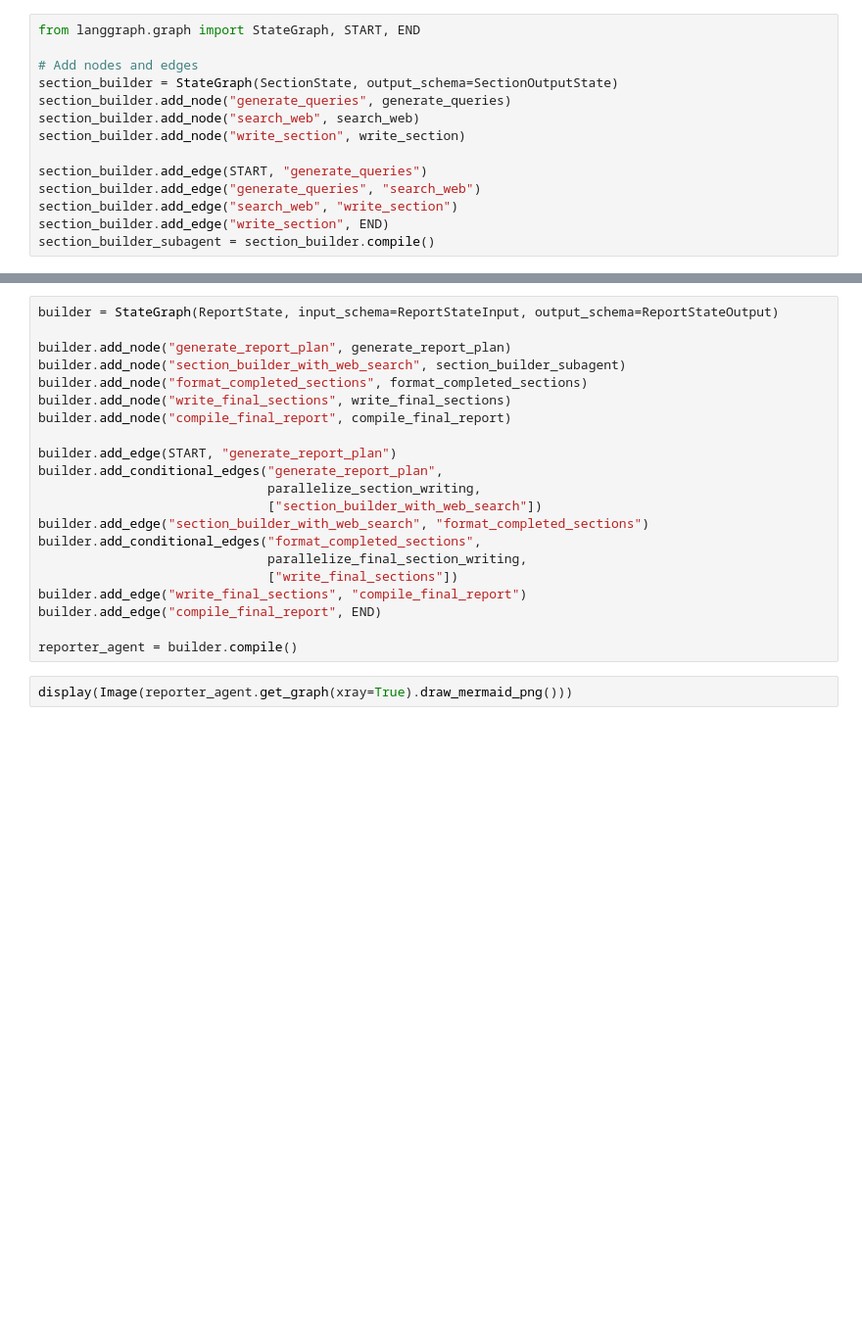
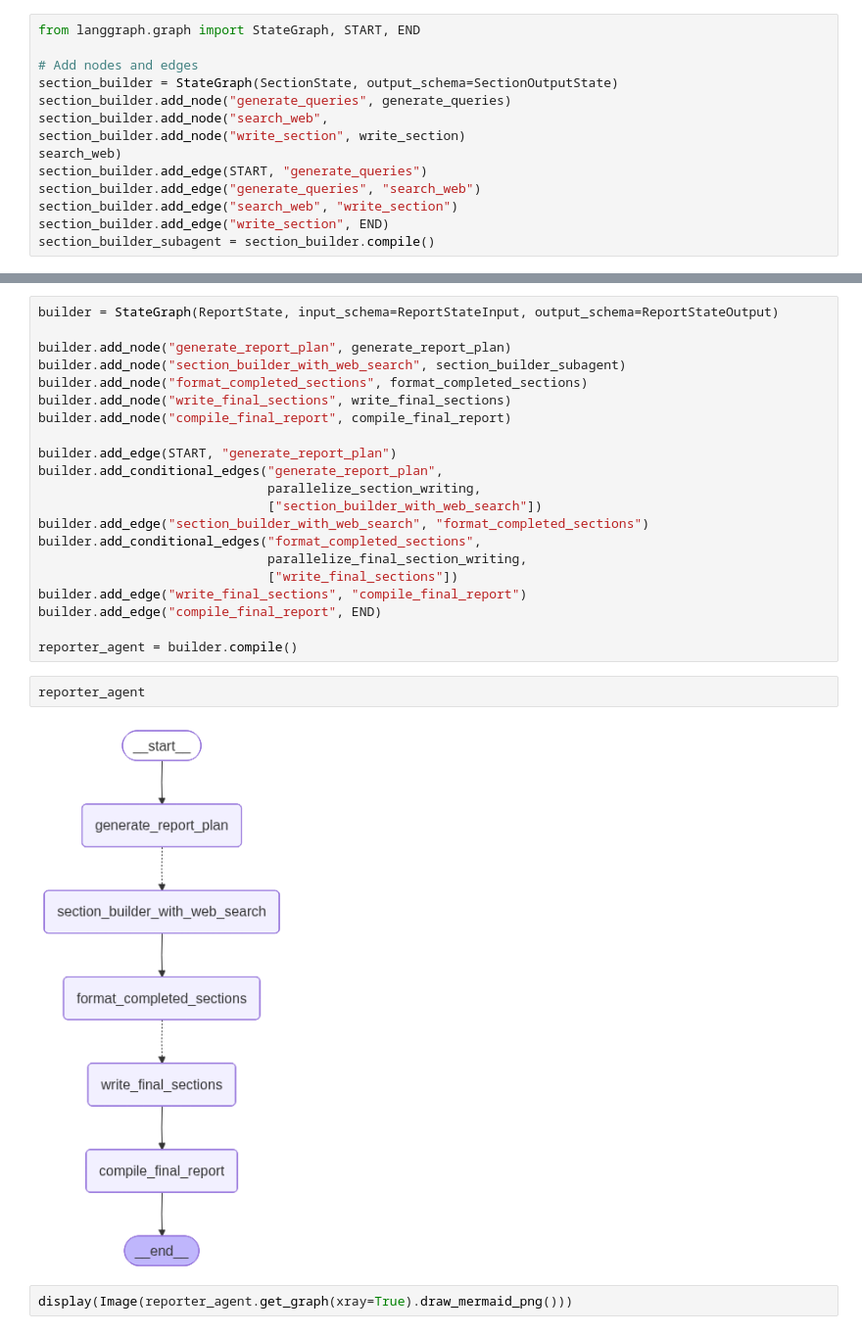
Before and after one commit to siddhartha4u2c/Fashion_Brand, a Jupyter notebook: Experiments/18_Build_a_Planning_Agent_for_Deep_Research_&_Structured_Report_Generation.ipynb, the cells around one changed output, grey strips where cells are left out. Shown at 98% size. Saved outputs shown, nothing was run; the diff lists cells and outputs as text; blank space fills up the shorter version.

Commit message:
langchain agents

```diff
--- a/Experiments/18_Build_a_Planning_Agent_for_Deep_Research_&_Structured_Report_Generation.ipynb
+++ b/Experiments/18_Build_a_Planning_Agent_for_Deep_Research_&_Structured_Report_Generation.ipynb
@@ -694,9 +701,9 @@ from langgraph.graph import StateGraph, START, END
 # Add nodes and edges
 section_builder = StateGraph(SectionState, output_schema=SectionOutputState)
 section_builder.add_node("generate_queries", generate_queries)
-section_builder.add_node("search_web", search_web)
+section_builder.add_node("search_web",
 section_builder.add_node("write_section", write_section)
-
+search_web)
 section_builder.add_edge(START, "generate_queries")
 section_builder.add_edge("generate_queries", "search_web")
 section_builder.add_edge("search_web", "write_section")
@@ -944,6 +951,10 @@ builder.add_edge("write_final_sections", "compile_final_report")
 builder.add_edge("compile_final_report", END)
 
 reporter_agent = builder.compile()
+# %%
+reporter_agent
+# %% [output]
+[figure, added]
 # %%
 display(Image(reporter_agent.get_graph(xray=True).draw_mermaid_png()))
 # %% [output]
```
Also changed, not shown: parts of 8 cells of this notebook, 4 other files.
